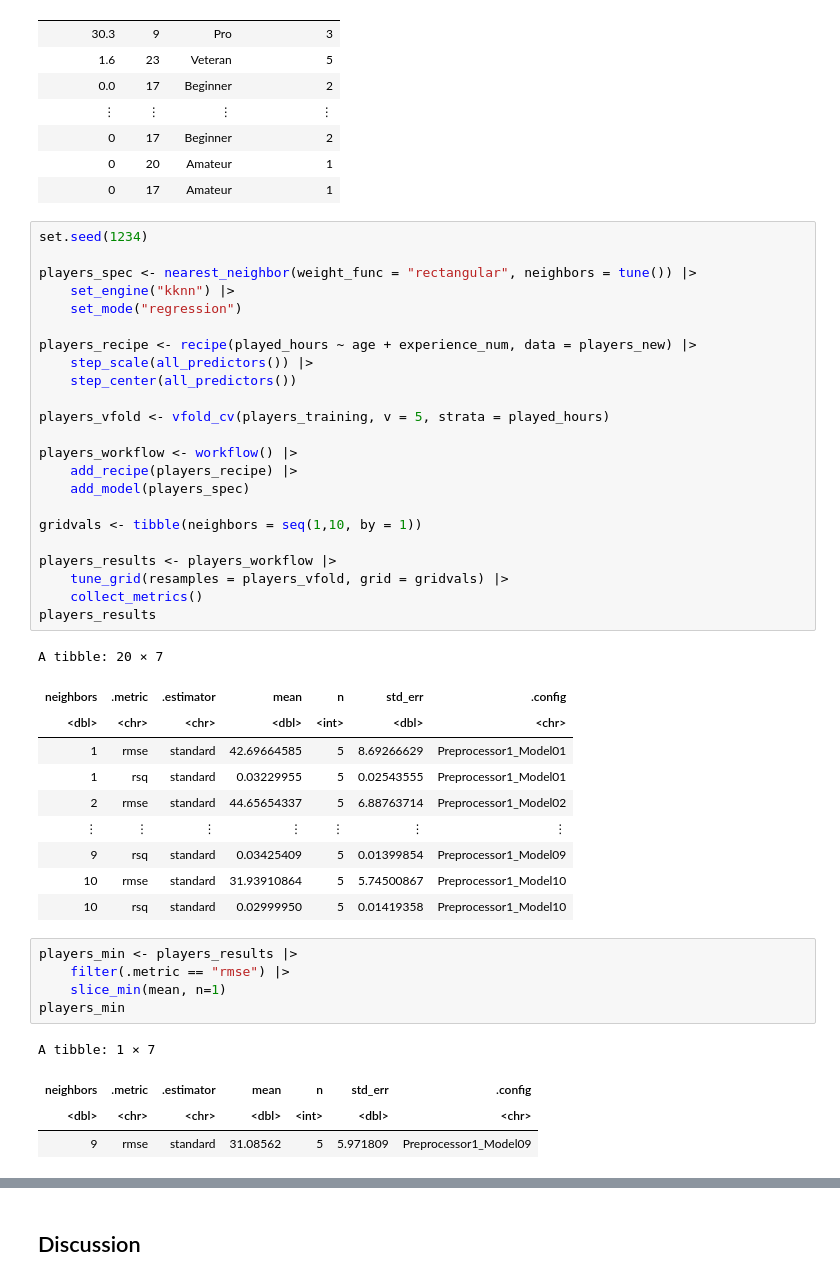
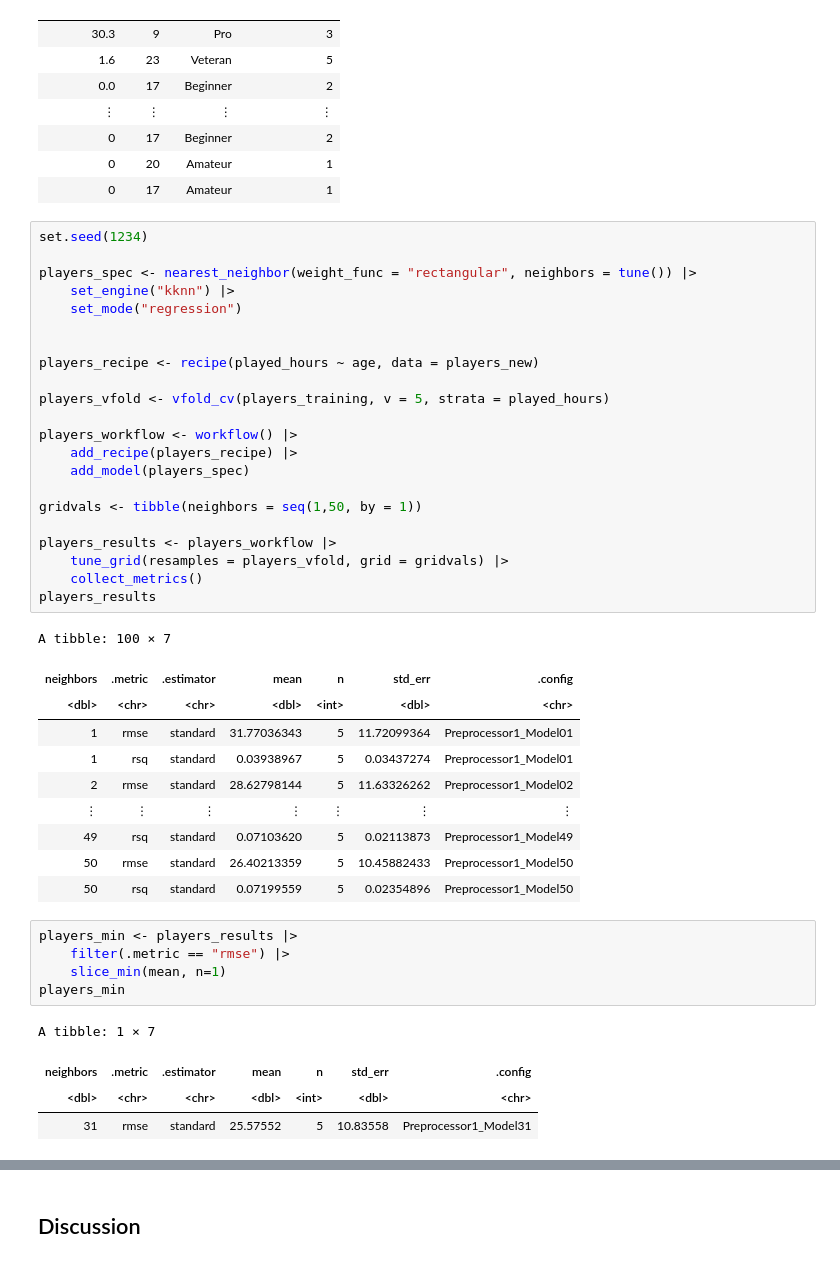
Before and after one commit to alicezh12/Project-Final-Report, a Jupyter notebook: final_project.ipynb, the cells around one changed output, grey strips where cells are left out. Drawn from its saved outputs; the diff is of its cells as text.

```diff
--- a/final_project.ipynb
+++ b/final_project.ipynb
@@ -146,37 +146,36 @@ A tibble: 50 × 4
 # %%
 set.seed(1234)
 
 players_spec <- nearest_neighbor(weight_func = "rectangular", neighbors = tune()) |>
     set_engine("kknn") |>
     set_mode("regression")
 
-players_recipe <- recipe(played_hours ~ age + experience_num, data = players_new) |>
-    step_scale(all_predictors()) |>
-    step_center(all_predictors())
+
+players_recipe <- recipe(played_hours ~ age, data = players_new)
 
 players_vfold <- vfold_cv(players_training, v = 5, strata = played_hours)
 
 players_workflow <- workflow() |>
     add_recipe(players_recipe) |>
     add_model(players_spec)
 
-gridvals <- tibble(neighbors = seq(1,10, by = 1))
+gridvals <- tibble(neighbors = seq(1,50, by = 1))
 
 players_results <- players_workflow |>
     tune_grid(resamples = players_vfold, grid = gridvals) |>
     collect_metrics()
 players_results
 # %% [output]
-A tibble: 20 × 7
+A tibble: 100 × 7
 | neighbors | .metric | .estimator | mean | n | std_err | .config |
 | <dbl> | <chr> | <chr> | <dbl> | <int> | <dbl> | <chr> |
-| 1 | rmse | standard | 42.69664585 | 5 | 8.69266629 | Preprocessor1_Model01 |
-| 1 | rsq | standard | 0.03229955 | 5 | 0.02543555 | Preprocessor1_Model01 |
-| 2 | rmse | standard | 44.65654337 | 5 | 6.88763714 | Preprocessor1_Model02 |
+| 1 | rmse | standard | 31.77036343 | 5 | 11.72099364 | Preprocessor1_Model01 |
+| 1 | rsq | standard | 0.03938967 | 5 | 0.03437274 | Preprocessor1_Model01 |
+| 2 | rmse | standard | 28.62798144 | 5 | 11.63326262 | Preprocessor1_Model02 |
 | ⋮ | ⋮ | ⋮ | ⋮ | ⋮ | ⋮ | ⋮ |
-| 9 | rsq | standard | 0.03425409 | 5 | 0.01399854 | Preprocessor1_Model09 |
-| 10 | rmse | standard | 31.93910864 | 5 | 5.74500867 | Preprocessor1_Model10 |
-| 10 | rsq | standard | 0.02999950 | 5 | 0.01419358 | Preprocessor1_Model10 |
+| 49 | rsq | standard | 0.07103620 | 5 | 0.02113873 | Preprocessor1_Model49 |
+| 50 | rmse | standard | 26.40213359 | 5 | 10.45882433 | Preprocessor1_Model50 |
+| 50 | rsq | standard | 0.07199559 | 5 | 0.02354896 | Preprocessor1_Model50 |
 # %%
 players_min <- players_results |>
     filter(.metric == "rmse") |>
@@ -186,7 +185,7 @@ players_min
 A tibble: 1 × 7
 | neighbors | .metric | .estimator | mean | n | std_err | .config |
 | <dbl> | <chr> | <chr> | <dbl> | <int> | <dbl> | <chr> |
-| 9 | rmse | standard | 31.08562 | 5 | 5.971809 | Preprocessor1_Model09 |
+| 31 | rmse | standard | 25.57552 | 5 | 10.83558 | Preprocessor1_Model31 |
 # %%
 set.seed(1234) # DO NOT REMOVE
 
```
Also changed, not shown: parts of 2 cells of this notebook.
